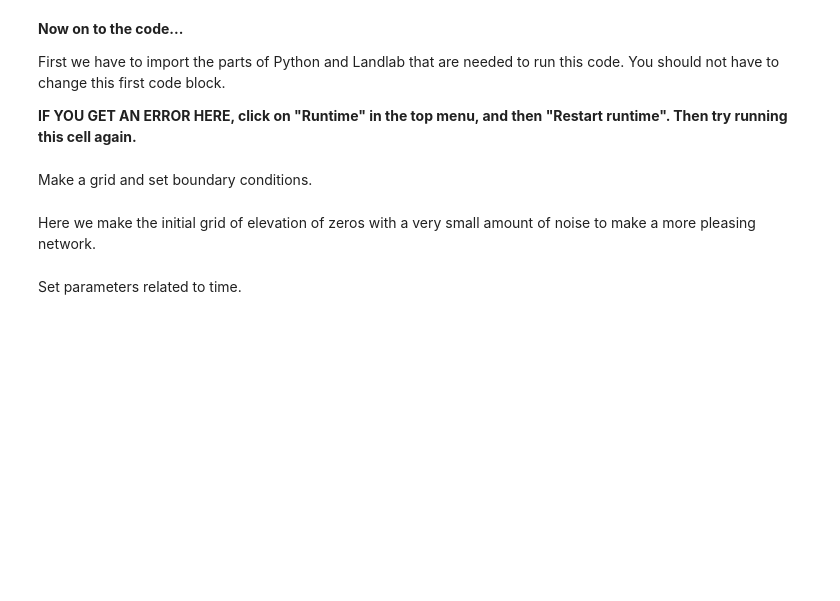
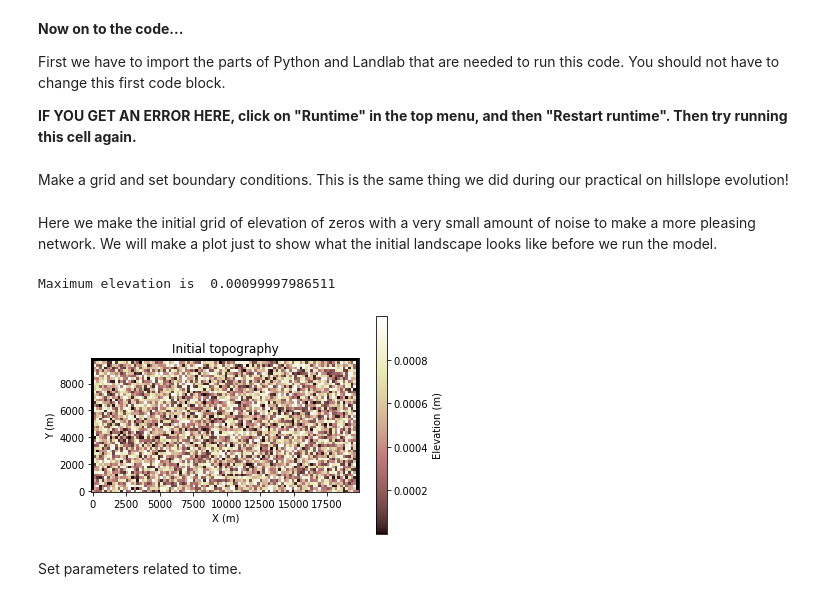
Before and after one commit to fclubb/EarthSurfaceProcesses, a Jupyter notebook: Week4_RiverEvolution/ModellingRiversLandlab.ipynb, the cells around one changed output. Drawn from its saved outputs; the diff is of its cells as text; code cells hidden in the pictures; blank space fills up the shorter version.

```diff
--- a/Week4_RiverEvolution/ModellingRiversLandlab.ipynb
+++ b/Week4_RiverEvolution/ModellingRiversLandlab.ipynb
@@ -92,7 +92,7 @@ from landlab.components import (
 )
 from landlab.io import write_esri_ascii
 # %% [markdown]
-Make a grid and set boundary conditions.
+Make a grid and set boundary conditions. This is the same thing we did during our practical on hillslope evolution!
 # %%
 # Code Block 2
 
@@ -108,17 +108,29 @@ mg1 = RasterModelGrid((number_of_rows, number_of_columns), dxy)
 # east, north, west, south.
 mg1.set_closed_boundaries_at_grid_edges(True, True, True, False)
 # %% [markdown]
-Here we make the initial grid of elevation of zeros with a very small amount of noise to make a more pleasing network.
+Here we make the initial grid of elevation of zeros with a very small amount of noise to make a more pleasing network. We will make a plot just to show what the initial landscape looks like before we run the model.
 # %%
 # Code Block 3
 
 np.random.seed(35)  # seed set so our figures are reproducible
 mg1_noise = (np.random.rand(mg1.number_of_nodes) / 1000.0
              )  # intial noise on elevation gri
 
 # set up the elevation on the grid
 z1 = mg1.add_zeros("topographic__elevation", at="node")
 z1 += mg1_noise
+
+# plot the initial topography
+imshow_grid(mg1, z1,
+            grid_units=("m", "m"),
+            var_name="Elevation (m)")
+plt.title('Initial topography')
+
+max_elev = np.max(z1)
+print("Maximum elevation is ", np.max(z1))
+# %% [output]
+Maximum elevation is  0.00099997986511
+[figure, added]
 # %% [markdown]
 Set parameters related to time.
 # %%
```
Also changed, not shown: parts of 18 cells of this notebook.
